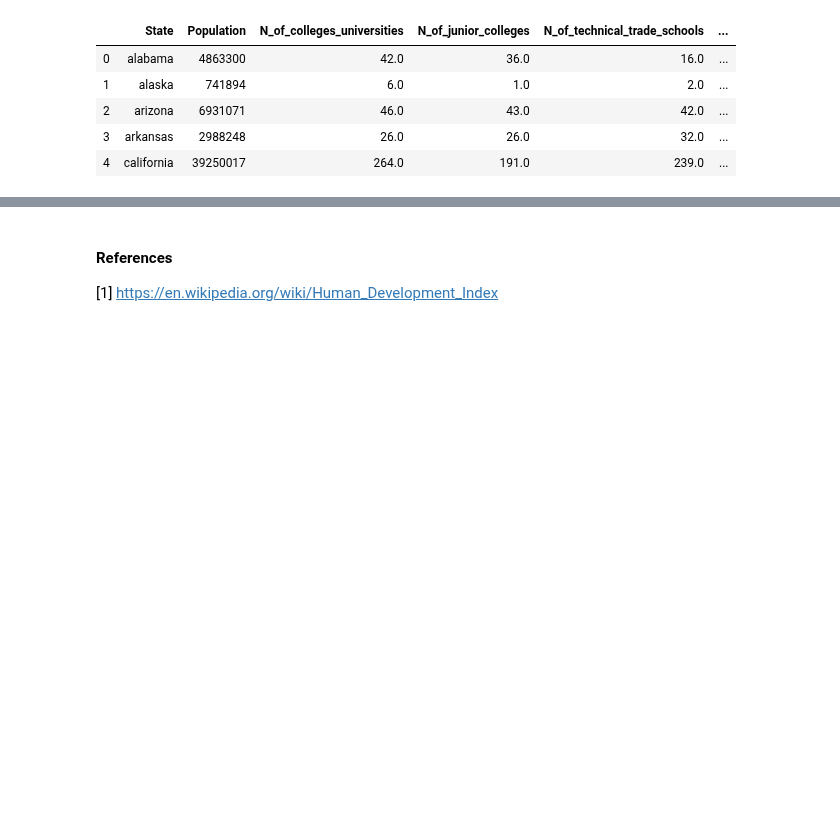
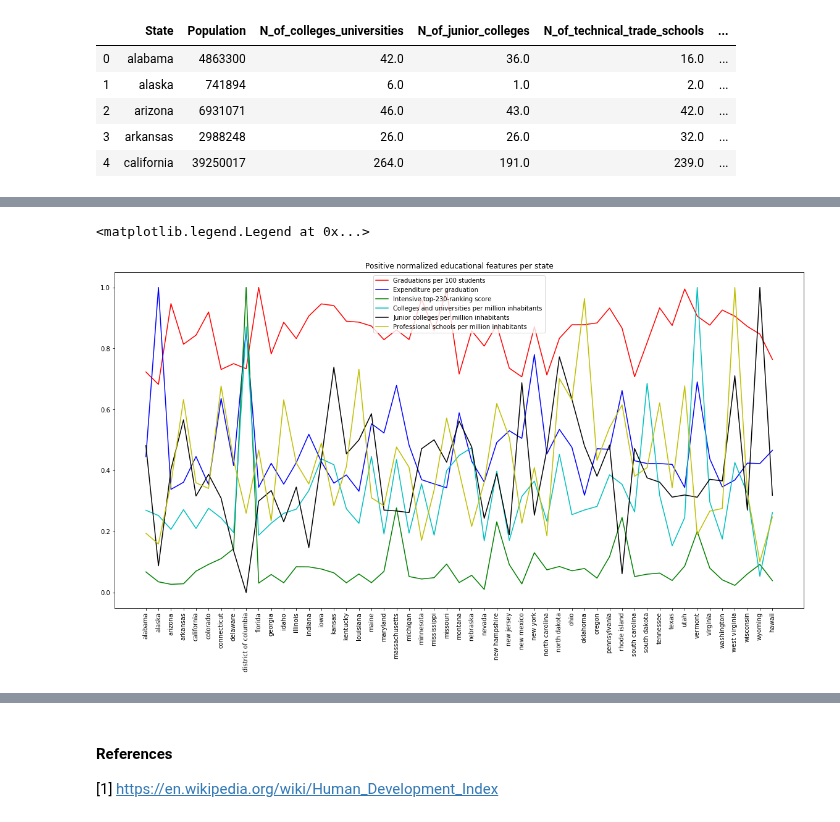
Before and after one commit to steber97/RecursionFairies_AdaProject, a Jupyter notebook: DataAnalysis_Milestone3.ipynb, the cells around one changed output, grey strips where cells are left out. Cells and saved outputs as stored; diff of their text form; code cells hidden in the pictures; blank space fills up the shorter version.

```diff
--- a/DataAnalysis_Milestone3.ipynb
+++ b/DataAnalysis_Milestone3.ipynb
@@ -79,0 +136,8 @@ The **Education** score is calculated basing on the following features:
+# %%
+# We calculate the normalized quantities we need
+df_education_norm = df_education.copy()
+df_education_norm['Colleges_universities_per_1000000'] = (df_education.N_of_colleges_universities)/(df_education.Population)*1000000
+df_education_norm['Junior_colleges_per_1000000'] = (df_education.N_of_junior_colleges)/(df_education.Population)*1000000
+df_education_norm['Prof_schools_per_1000000'] = (df_education.N_of_technical_trade_schools)/(df_education.Population)*1000000
+df_education_norm['Intensive_top_230_score'] = (df_education.top_230_ranking_score)/(df_education.Population)*1000000
+df_education_norm.head()
@@ -79,0 +151,7 @@ The **Education** score is calculated basing on the following features:
+# %%
+# Now we keep only the intensive quantities we need
+df_education_final = df_education_norm[['State', 'awards_per_value', 'exp_award_value', 'High_School_Fee',
+                                        'Elementary_School_Fee', 'Colleges_universities_per_1000000',
+                                        'Junior_colleges_per_1000000',
+                                        'Prof_schools_per_1000000', 'Intensive_top_230_score']]
+df_education_final.head()
@@ -79,0 +181,23 @@ The **Education** score is calculated basing on the following features:
+# %%
+# We plot the positive obtained
+plt.figure(figsize=(20,10))
+plt.xticks(rotation='vertical')
+plt.title("Positive normalized educational features per state")
+plt.plot(df_education_final.State,
+         (df_education_final.awards_per_value)/(df_education_final.awards_per_value.max()), 'r')
+plt.plot(df_education_final.State,
+         (df_education_final.exp_award_value)/(df_education_final.exp_award_value.max()), 'b')
+plt.plot(df_education_final.State,
+         (df_education_final.Intensive_top_230_score)/(df_education_final.Intensive_top_230_score.max()), 'g')
+plt.plot(df_education_final.State,
+         (df_education_final.Colleges_universities_per_1000000)/(df_education_final.Colleges_universities_per_1000000.max()), 'c')
+plt.plot(df_education_final.State,
+         (df_education_final.Junior_colleges_per_1000000)/(df_education_final.Junior_colleges_per_1000000.max()), 'k')
+plt.plot(df_education_final.State,
+         (df_education_final.Prof_schools_per_1000000)/(df_education_final.Prof_schools_per_1000000.max()), 'y')
+plt.gca().legend(('Graduations per 100 students', 'Expenditure per graduation',
+                  'Intensive top-230-ranking score', 'Colleges and universities per million inhabitants',
+                  'Junior colleges per million inhabitants', 'Professional schools per million inhabitants'))
+# %% [output]
+<matplotlib.legend.Legend at 0x...>
+[figure, added]
```
Also changed, not shown: parts of 16 cells of this notebook.
